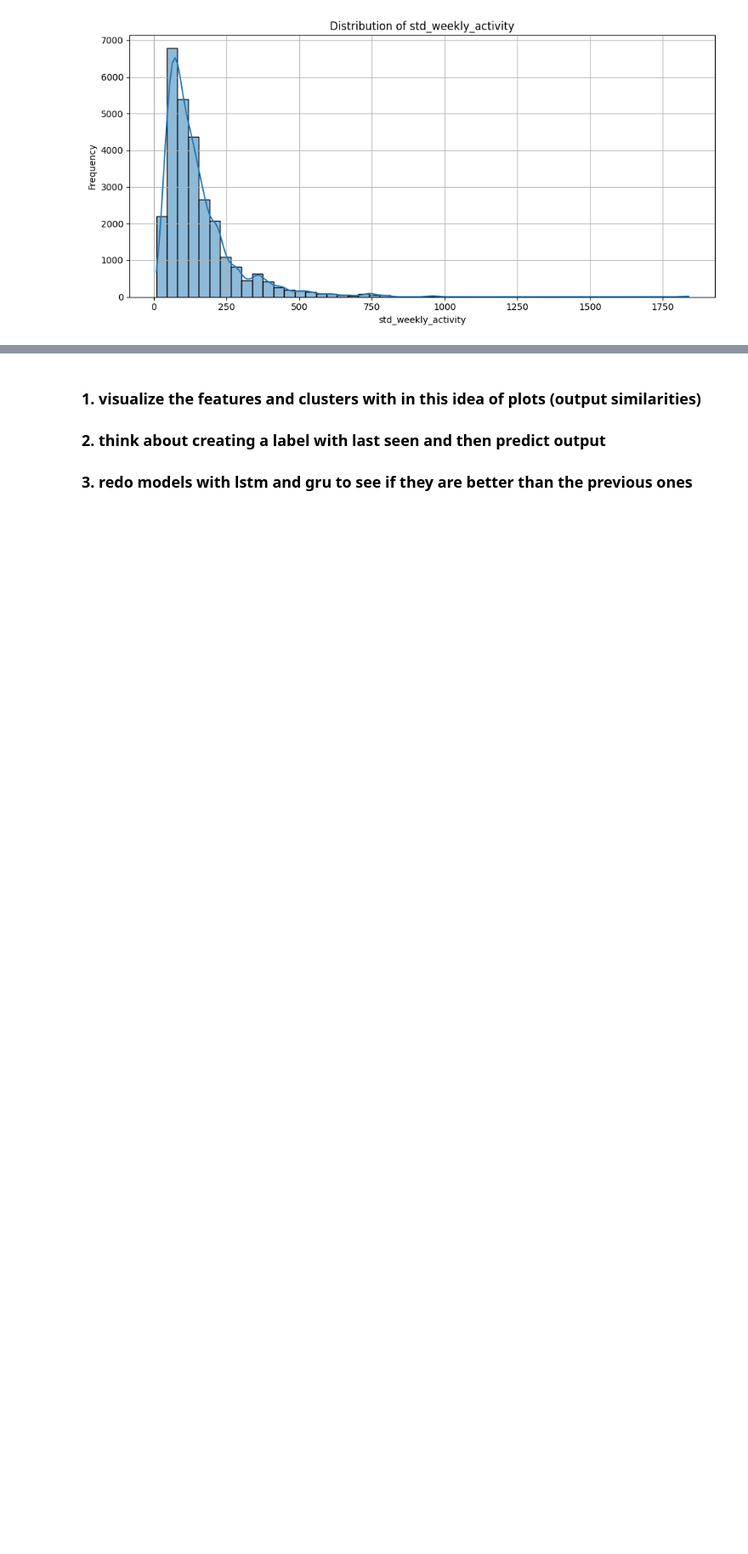
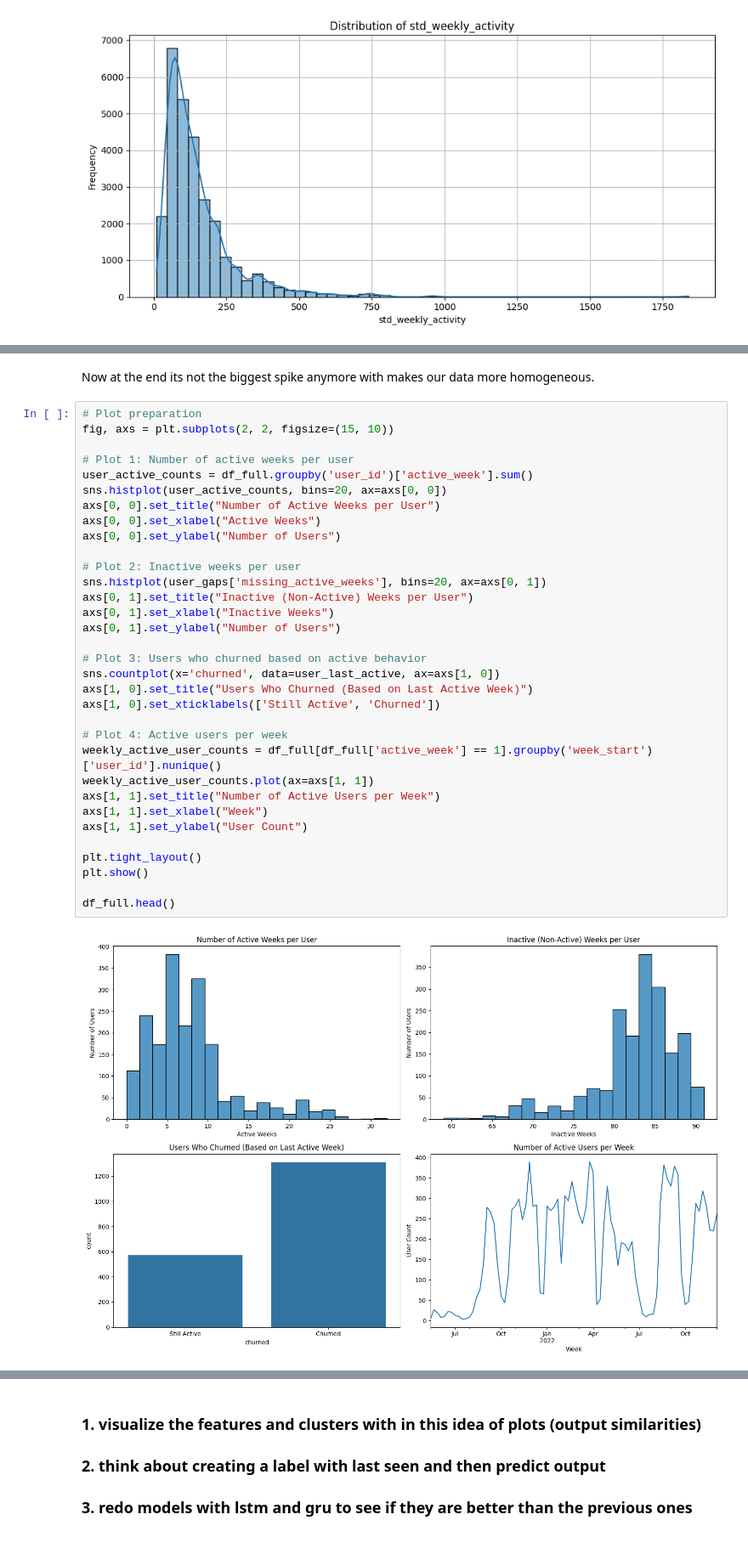
Before and after one commit to nino-gerb/project_mlbd2025, a Jupyter notebook: m6/m4_extension_mlvon.ipynb, the cells around one changed output, grey strips where cells are left out. Shown at 85% size. Cells and saved outputs as stored; diff of their text form; blank space fills up the shorter version.

```diff
--- a/m6/m4_extension_mlvon.ipynb
+++ b/m6/m4_extension_mlvon.ipynb
@@ -313,0 +455,37 @@ plt.tight_layout()
+# %% [markdown]
+Now at the end its not the biggest spike anymore with makes our data more homogeneous.
+# %%
+# Plot preparation
+fig, axs = plt.subplots(2, 2, figsize=(15, 10))
+
+# Plot 1: Number of active weeks per user
+user_active_counts = df_full.groupby('user_id')['active_week'].sum()
+sns.histplot(user_active_counts, bins=20, ax=axs[0, 0])
+axs[0, 0].set_title("Number of Active Weeks per User")
+axs[0, 0].set_xlabel("Active Weeks")
+axs[0, 0].set_ylabel("Number of Users")
+
+# Plot 2: Inactive weeks per user
+sns.histplot(user_gaps['missing_active_weeks'], bins=20, ax=axs[0, 1])
+axs[0, 1].set_title("Inactive (Non-Active) Weeks per User")
+axs[0, 1].set_xlabel("Inactive Weeks")
+axs[0, 1].set_ylabel("Number of Users")
+
+# Plot 3: Users who churned based on active behavior
+sns.countplot(x='churned', data=user_last_active, ax=axs[1, 0])
+axs[1, 0].set_title("Users Who Churned (Based on Last Active Week)")
+axs[1, 0].set_xticklabels(['Still Active', 'Churned'])
+
+# Plot 4: Active users per week
+weekly_active_user_counts = df_full[df_full['active_week'] == 1].groupby('week_start')['user_id'].nunique()
+weekly_active_user_counts.plot(ax=axs[1, 1])
+axs[1, 1].set_title("Number of Active Users per Week")
+axs[1, 1].set_xlabel("Week")
+axs[1, 1].set_ylabel("User Count")
+
+plt.tight_layout()
+plt.show()
+
+df_full.head()
+# %% [output]
+[figure, added]
```
Also changed, not shown: parts of 57 cells of this notebook.
